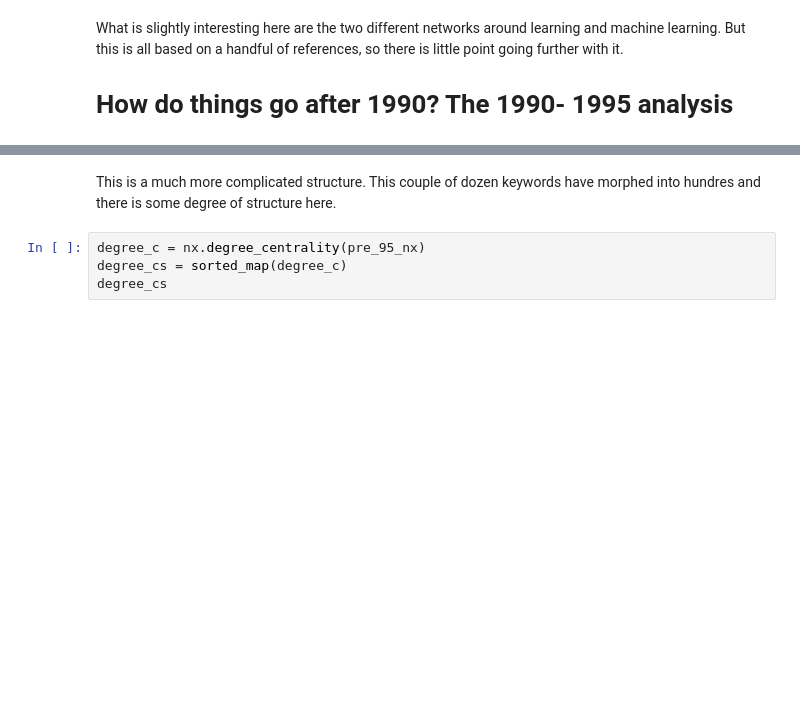
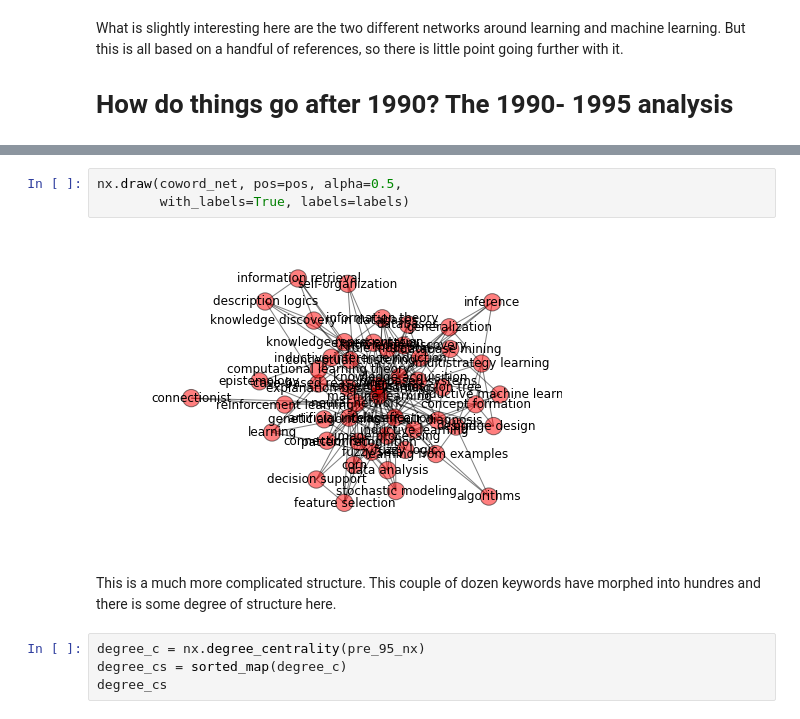
Before and after one commit to datapractice/machinelearners, a Jupyter notebook: ml_lit/ml_coword_analysis.ipynb, the cells around one changed output, grey strips where cells are left out. Cells and saved outputs as stored; diff of their text form; blank space fills up the shorter version.

```diff
--- a/ml_lit/ml_coword_analysis.ipynb
+++ b/ml_lit/ml_coword_analysis.ipynb
@@ -184,3 +192,8 @@ drawing the network ....
+# %%
+nx.draw(coword_net, pos=pos, alpha=0.5,
+        with_labels=True, labels=labels)
+# %% [output]
+[figure, added]
 # %% [markdown]
 This is a much more complicated structure. This couple of dozen keywords have morphed into hundres and there is some degree of structure here.
 # %%
```
Also changed, not shown: parts of 5 cells of this notebook, 2 other files.
